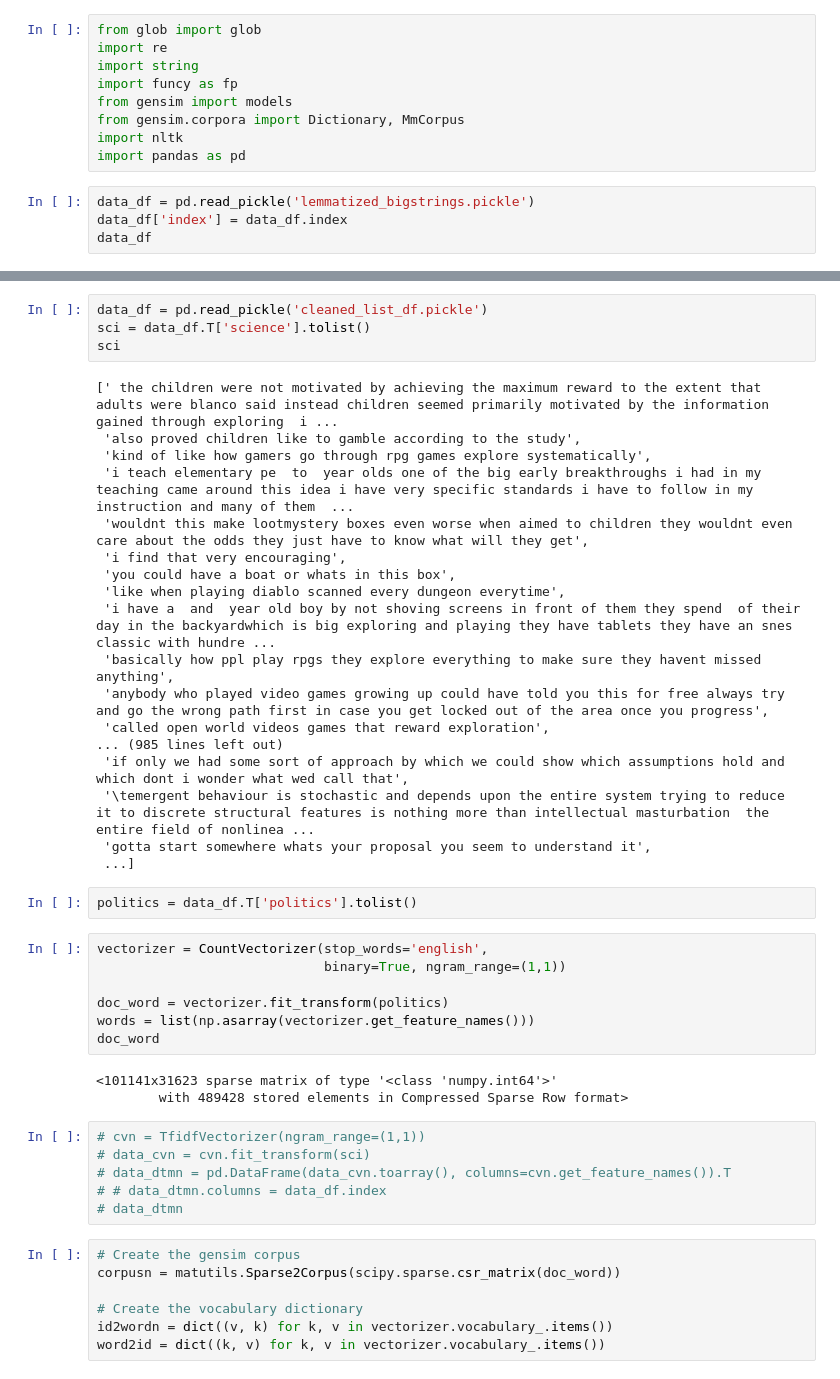
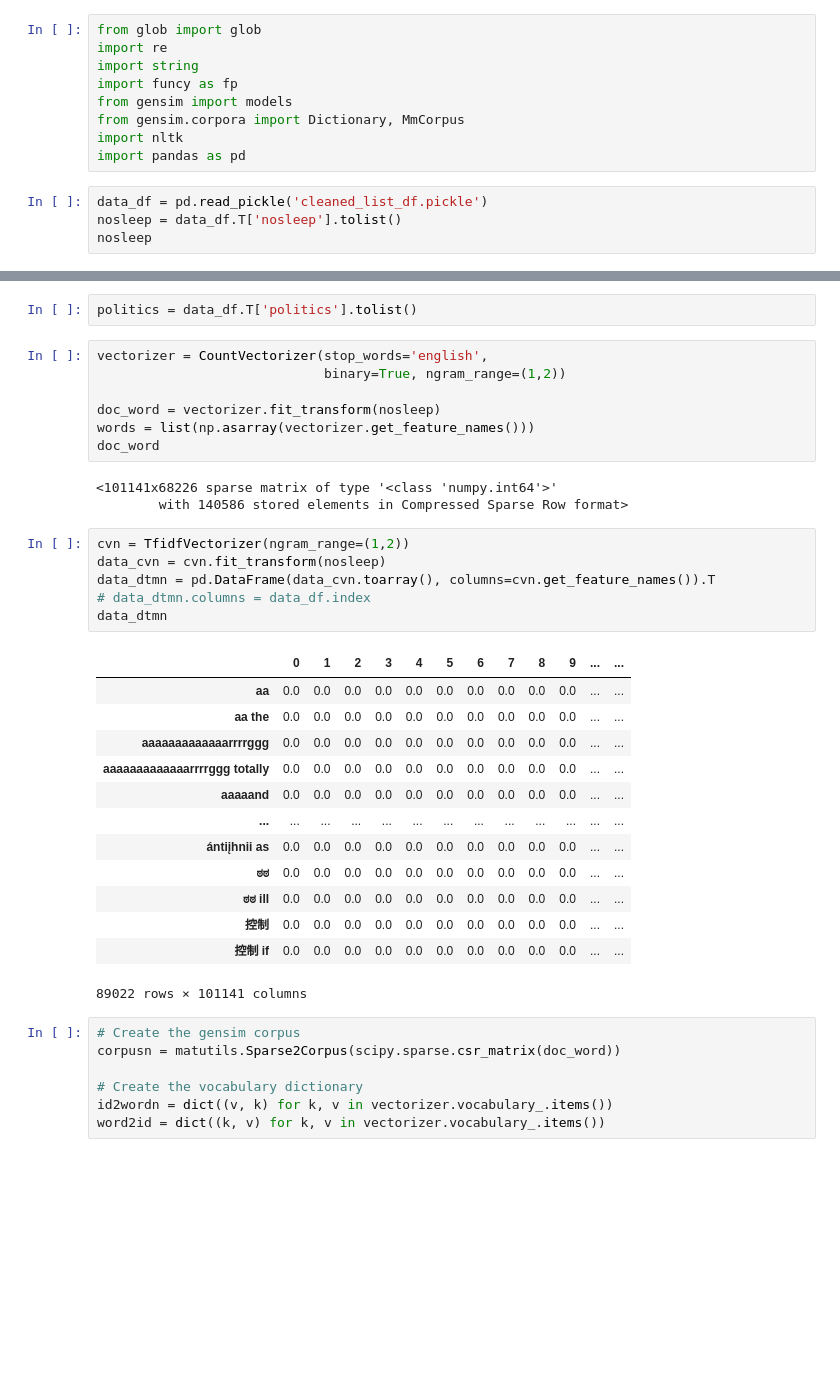
Before and after one commit to nhorton04/Reddit_Comments, a Jupyter notebook: LDAvis-with_lists-Copy1.ipynb, the cells around one changed output, grey strips where cells are left out. Cells and saved outputs as stored; diff of their text form; blank space fills up the shorter version.

```diff
--- a/LDAvis-with_lists-Copy1.ipynb
+++ b/LDAvis-with_lists-Copy1.ipynb
@@ -27,7 +27,7 @@ from gensim.corpora import Dictionary, MmCorpus
 import nltk
 import pandas as pd
 # %%
-data_df = pd.read_pickle('lemmatized_bigstrings.pickle')
-data_df['index'] = data_df.index
-data_df
+data_df = pd.read_pickle('cleaned_list_df.pickle')
+nosleep = data_df.T['nosleep'].tolist()
+nosleep
 # %% [output]
@@ -48,43 +51,35 @@ data_df
-# %%
-data_df = pd.read_pickle('cleaned_list_df.pickle')
-sci = data_df.T['science'].tolist()
-sci
-# %% [output]
-[' the children were not motivated by achieving the maximum reward to the extent that adults were blanco said instead children seemed primarily motivated by the information gained through exploring  i ...
- 'also proved children like to gamble according to the study',
- 'kind of like how gamers go through rpg games explore systematically',
- 'i teach elementary pe  to  year olds one of the big early breakthroughs i had in my teaching came around this idea i have very specific standards i have to follow in my instruction and many of them  ...
- 'wouldnt this make lootmystery boxes even worse when aimed to children they wouldnt even care about the odds they just have to know what will they get',
- 'i find that very encouraging',
- 'you could have a boat or whats in this box',
- 'like when playing diablo scanned every dungeon everytime',
- 'i have a  and  year old boy by not shoving screens in front of them they spend  of their day in the backyardwhich is big exploring and playing they have tablets they have an snes classic with hundre ...
- 'basically how ppl play rpgs they explore everything to make sure they havent missed anything',
- 'anybody who played video games growing up could have told you this for free always try and go the wrong path first in case you get locked out of the area once you progress',
- 'called open world videos games that reward exploration',
-... (985 lines left out)
- 'if only we had some sort of approach by which we could show which assumptions hold and which dont i wonder what wed call that',
- '\temergent behaviour is stochastic and depends upon the entire system trying to reduce it to discrete structural features is nothing more than intellectual masturbation  the entire field of nonlinea ...
- 'gotta start somewhere whats your proposal you seem to understand it',
- ...]
 # %%
 politics = data_df.T['politics'].tolist()
 # %%
 vectorizer = CountVectorizer(stop_words='english',
-                             binary=True, ngram_range=(1,1))
+                             binary=True, ngram_range=(1,2))
 
-doc_word = vectorizer.fit_transform(politics)
+doc_word = vectorizer.fit_transform(nosleep)
 words = list(np.asarray(vectorizer.get_feature_names()))
 doc_word
 # %% [output]
-<101141x31623 sparse matrix of type '<class 'numpy.int64'>'
-        with 489428 stored elements in Compressed Sparse Row format>
+<101141x68226 sparse matrix of type '<class 'numpy.int64'>'
+        with 140586 stored elements in Compressed Sparse Row format>
 # %%
-# cvn = TfidfVectorizer(ngram_range=(1,1))
-# data_cvn = cvn.fit_transform(sci)
-# data_dtmn = pd.DataFrame(data_cvn.toarray(), columns=cvn.get_feature_names()).T
-# # data_dtmn.columns = data_df.index
-# data_dtmn
+cvn = TfidfVectorizer(ngram_range=(1,2))
+data_cvn = cvn.fit_transform(nosleep)
+data_dtmn = pd.DataFrame(data_cvn.toarray(), columns=cvn.get_feature_names()).T
+# data_dtmn.columns = data_df.index
+data_dtmn
+# %% [output]
+|  | 0 | 1 | 2 | 3 | 4 | 5 | 6 | 7 | 8 | 9 | ... | ... |
+| aa | 0.0 | 0.0 | 0.0 | 0.0 | 0.0 | 0.0 | 0.0 | 0.0 | 0.0 | 0.0 | ... | ... |
+| aa the | 0.0 | 0.0 | 0.0 | 0.0 | 0.0 | 0.0 | 0.0 | 0.0 | 0.0 | 0.0 | ... | ... |
+| aaaaaaaaaaaaarrrrggg | 0.0 | 0.0 | 0.0 | 0.0 | 0.0 | 0.0 | 0.0 | 0.0 | 0.0 | 0.0 | ... | ... |
+| aaaaaaaaaaaaarrrrggg totally | 0.0 | 0.0 | 0.0 | 0.0 | 0.0 | 0.0 | 0.0 | 0.0 | 0.0 | 0.0 | ... | ... |
+| aaaaand | 0.0 | 0.0 | 0.0 | 0.0 | 0.0 | 0.0 | 0.0 | 0.0 | 0.0 | 0.0 | ... | ... |
+| ... | ... | ... | ... | ... | ... | ... | ... | ... | ... | ... | ... | ... |
+| ántiįhnii as | 0.0 | 0.0 | 0.0 | 0.0 | 0.0 | 0.0 | 0.0 | 0.0 | 0.0 | 0.0 | ... | ... |
+| ಠಠ | 0.0 | 0.0 | 0.0 | 0.0 | 0.0 | 0.0 | 0.0 | 0.0 | 0.0 | 0.0 | ... | ... |
+| ಠಠ ill | 0.0 | 0.0 | 0.0 | 0.0 | 0.0 | 0.0 | 0.0 | 0.0 | 0.0 | 0.0 | ... | ... |
+| 控制 | 0.0 | 0.0 | 0.0 | 0.0 | 0.0 | 0.0 | 0.0 | 0.0 | 0.0 | 0.0 | ... | ... |
+| 控制 if | 0.0 | 0.0 | 0.0 | 0.0 | 0.0 | 0.0 | 0.0 | 0.0 | 0.0 | 0.0 | ... | ... |
+89022 rows × 101141 columns
 # %%
 # Create the gensim corpus
 corpusn = matutils.Sparse2Corpus(scipy.sparse.csr_matrix(doc_word))
```
Also changed, not shown: parts of 7 cells of this notebook, 29 other files.
